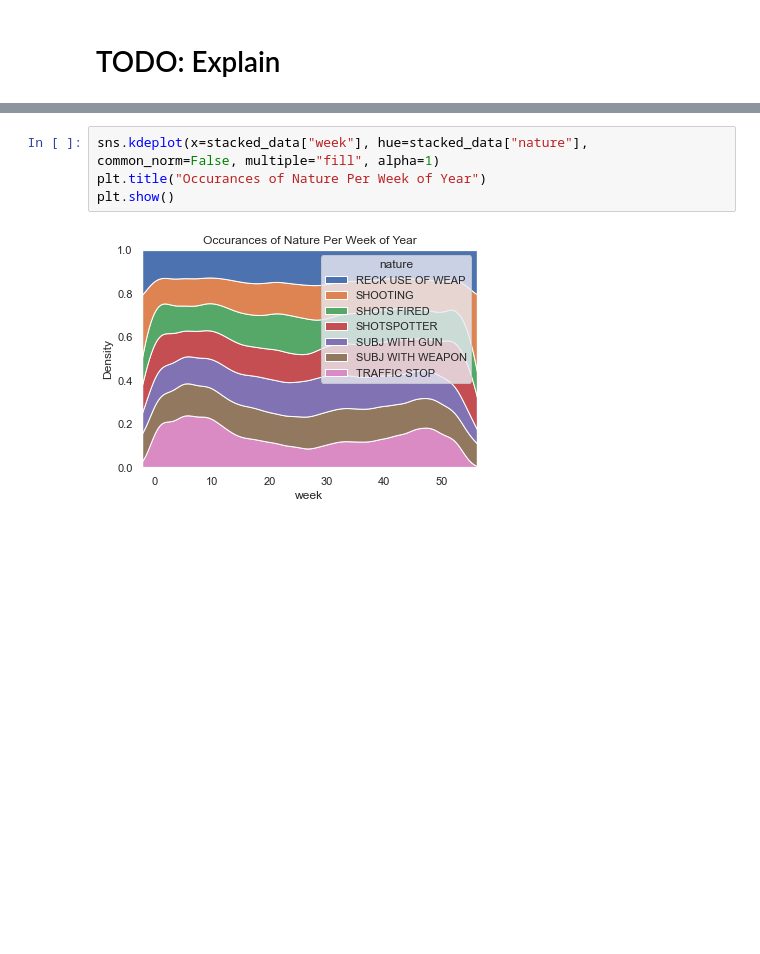
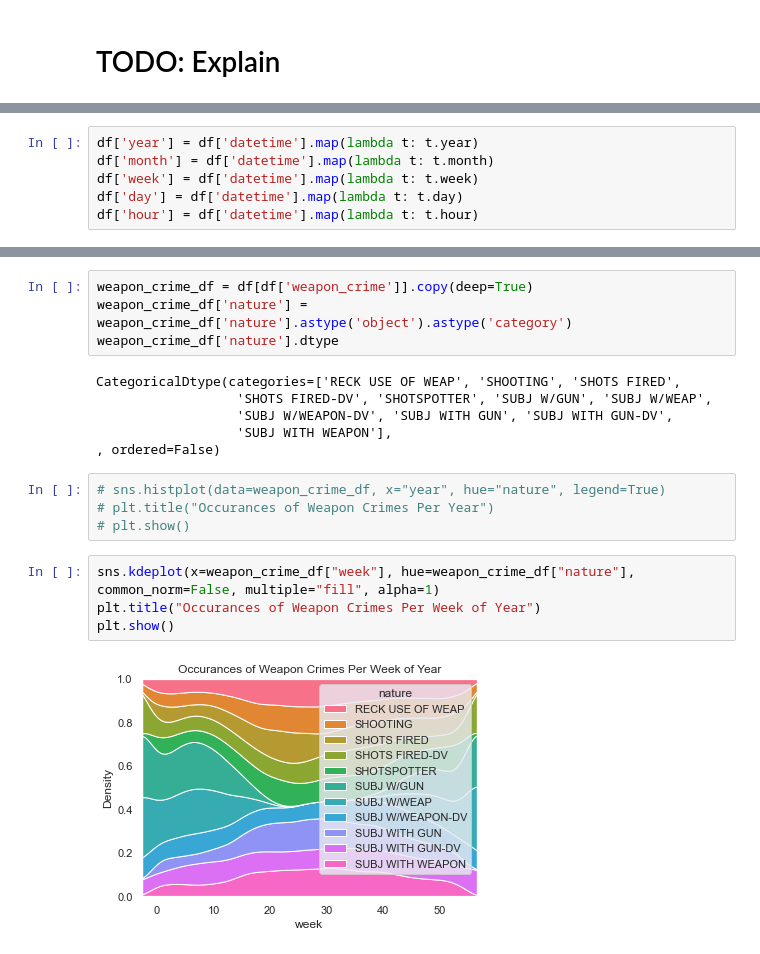
Before and after one commit to GrantFass/CS3300-FinalProject, a Jupyter notebook: CS 3300 011 Data Science Final Project.ipynb, the cells around one changed output, grey strips where cells are left out. Drawn from its saved outputs; the diff is of its cells as text; blank space fills up the shorter version.

Commit message:
Fix some graphs

```diff
--- a/CS 3300 011 Data Science Final Project.ipynb
+++ b/CS 3300 011 Data Science Final Project.ipynb
@@ -162 +165,7 @@ df.describe()
+# %%
+df['year'] = df['datetime'].map(lambda t: t.year)
+df['month'] = df['datetime'].map(lambda t: t.month)
+df['week'] = df['datetime'].map(lambda t: t.week)
+df['day'] = df['datetime'].map(lambda t: t.day)
+df['hour'] = df['datetime'].map(lambda t: t.hour)
 # %%
@@ -188,7 +200,21 @@ stacked_data
+# %%
+weapon_crime_df = df[df['weapon_crime']].copy(deep=True)
+weapon_crime_df['nature'] = weapon_crime_df['nature'].astype('object').astype('category')
+weapon_crime_df['nature'].dtype
+# %% [output]
+CategoricalDtype(categories=['RECK USE OF WEAP', 'SHOOTING', 'SHOTS FIRED',
+                  'SHOTS FIRED-DV', 'SHOTSPOTTER', 'SUBJ W/GUN', 'SUBJ W/WEAP',
+                  'SUBJ W/WEAPON-DV', 'SUBJ WITH GUN', 'SUBJ WITH GUN-DV',
+                  'SUBJ WITH WEAPON'],
+, ordered=False)
+# %%
+# sns.histplot(data=weapon_crime_df, x="year", hue="nature", legend=True)
+# plt.title("Occurances of Weapon Crimes Per Year")
+# plt.show()
 # %%
-sns.kdeplot(x=stacked_data["week"], hue=stacked_data["nature"], common_norm=False, multiple="fill", alpha=1)
-plt.title("Occurances of Nature Per Week of Year")
+sns.kdeplot(x=weapon_crime_df["week"], hue=weapon_crime_df["nature"], common_norm=False, multiple="fill", alpha=1)
+plt.title("Occurances of Weapon Crimes Per Week of Year")
 plt.show()
 # %% [output]
-[figure, old version]
+[figure, new version]
 # %%
```
Also changed, not shown: parts of 16 cells of this notebook.
